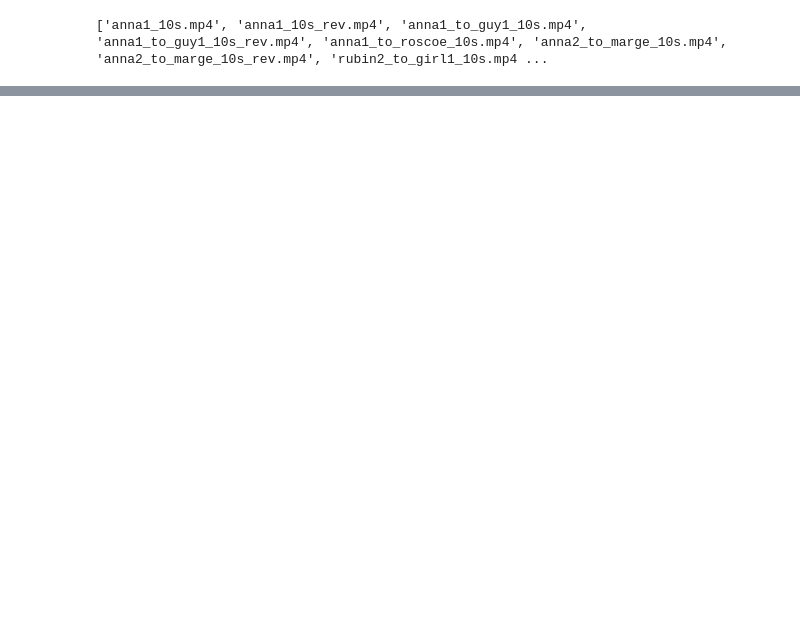
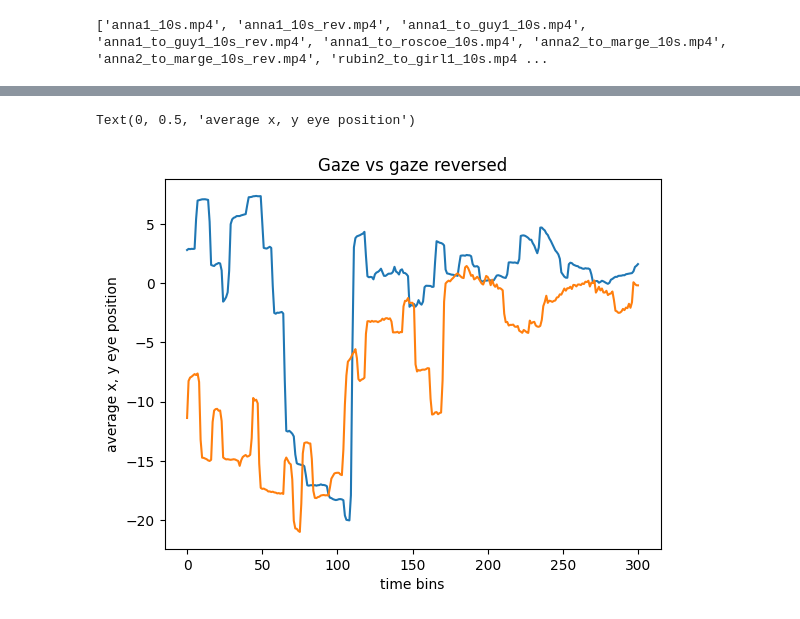
Before and after one commit to TizianoCausin01/temporal_context, a Jupyter notebook: python_scripts/scripts/load_neural_data_npx_dev.ipynb, the cells around one changed output, grey strips where cells are left out. Drawn from its saved outputs; the diff is of its cells as text; code cells hidden in the pictures; blank space fills up the shorter version.

```diff
--- a/python_scripts/scripts/load_neural_data_npx_dev.ipynb
+++ b/python_scripts/scripts/load_neural_data_npx_dev.ipynb
@@ -204,3 +105,12 @@ plt.plot(lagplot, marker='x')
+# %%
+plt.plot(np.mean(final_res_gaze["anna2_to_marge_10s.mp4"][:2, :, 0], axis=0), label="anna2_to_marge_10s.mp4")
+plt.plot(np.mean(final_res_gaze["anna2_to_marge_10s_rev.mp4"][:2, :, 0][::-1], axis=0), label="anna2_to_marge_10s_rev.mp4")
+plt.title("Gaze vs gaze reversed")
+plt.xlabel("time bins")
+plt.ylabel("average x, y eye position")
+# %% [output]
+Text(0, 0.5, 'average x, y eye position')
+[figure, added]
 # %%
 #fig, axes = plt.subplots(5, 3, figsize=(10, 6))
 #plt.plot(anna2_to_marge_10s.mp4")
```
Also changed, not shown: parts of 33 cells of this notebook, 3 other files.
